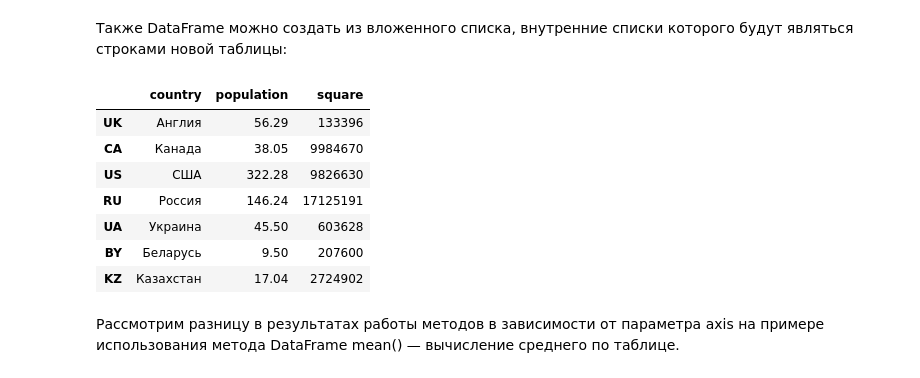
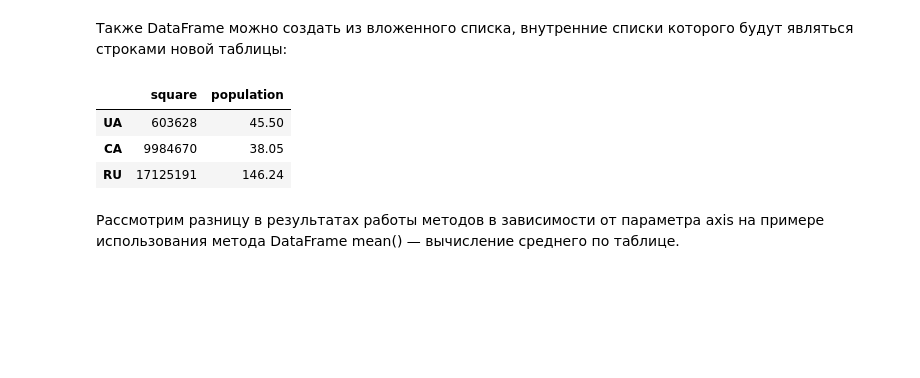
Before and after one commit to bugab0o/sfds.python10.enter_to_Pandas, a Jupyter notebook: Enter to Pandas.ipynb, the cells around one changed output. Saved outputs shown, nothing was run; the diff lists cells and outputs as text; code cells hidden in the pictures; blank space fills up the shorter version.

```diff
--- a/Enter to Pandas.ipynb
+++ b/Enter to Pandas.ipynb
@@ -83,28 +82,25 @@ display(countries_df)
 # %%
 countries_df = pd.DataFrame(
     data = [
         ['Англия', 56.29, 133396],
         ['Канада', 38.05, 9984670],
         ['США', 322.28, 9826630],
         ['Россия', 146.24, 17125191],
         ['Украина', 45.5, 603628],
         ['Беларусь', 9.5, 207600],
         ['Казахстан', 17.04, 2724902]
     ],
     columns= ['country', 'population', 'square'],
     index = ['UK', 'CA', 'US', 'RU', 'UA', 'BY', 'KZ']
 )
+countries_df.loc[['UA', 'CA', 'RU'], ['square', 'population']]
 
-display(countries_df)
+# display(countries_df)
 # %% [output]
-|  | country | population | square |
-| UK | Англия | 56.29 | 133396 |
-| CA | Канада | 38.05 | 9984670 |
-| US | США | 322.28 | 9826630 |
-| RU | Россия | 146.24 | 17125191 |
-| UA | Украина | 45.50 | 603628 |
-| BY | Беларусь | 9.50 | 207600 |
-| KZ | Казахстан | 17.04 | 2724902 |
+|  | square | population |
+| UA | 603628 | 45.50 |
+| CA | 9984670 | 38.05 |
+| RU | 17125191 | 146.24 |
 # %% [markdown]
 Рассмотрим разницу в результатах работы методов в зависимости от параметра axis на примере использования метода DataFrame mean() — вычисление среднего по таблице.
 # %% [markdown]
```
Also changed, not shown: parts of 53 cells of this notebook, 2 other files.
